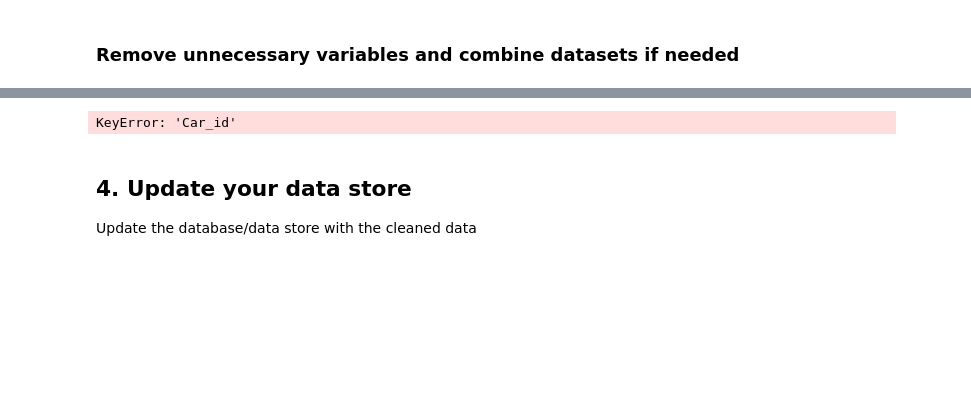
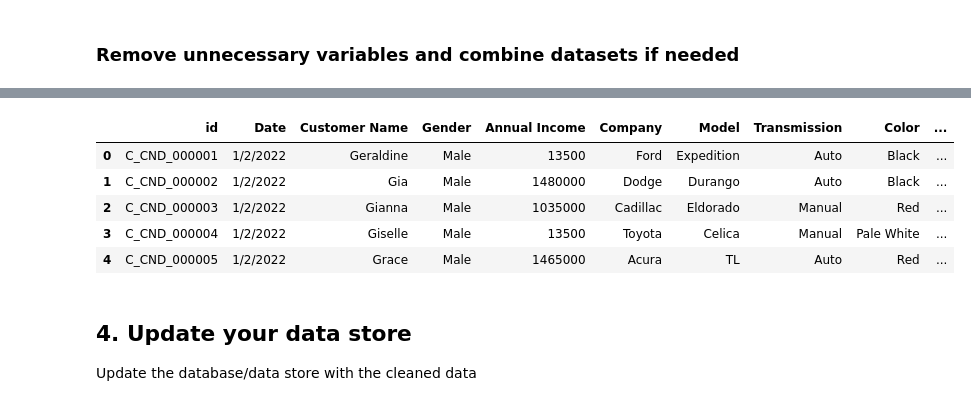
Before and after one commit to Giang-st1-00/data_science_final_exam, a Jupyter notebook: DA car_data (1).ipynb, the cells around one changed output, grey strips where cells are left out. Saved outputs shown, nothing was run; the diff lists cells and outputs as text; code cells hidden in the pictures; blank space fills up the shorter version.

```diff
--- a/DA car_data (1).ipynb
+++ b/DA car_data (1).ipynb
@@ -262,0 +240,2 @@ df1_copy.dropna()
+# %%
+df2_copy = df2_copy.rename(columns = {'Car_id': 'id'})
@@ -263,9 +258,20 @@ df1_copy.dropna()
+# %%
+# Tính giá trị trung bình của cột 'price'
+mean_price = df1_copy['price'].mean()
+
+# Điền giá trị trung bình vào các ô NaN trong cột 'price'
+df1_copy['price'] = df1_copy['price'].fillna(mean_price)
 # %%
 #Merge 2 dataset
-df_merge = pd.merge(df1, df2, on="Car_id", how="inner")
+df_merge = pd.merge(df1_copy, df2_copy, on="id", how="inner")
 df_merge.head(5)
 # %% [output]
-KeyError: 'Car_id'
+|  | id | Date | Customer Name | Gender | Annual Income | Company | Model | Transmission | Color | ... |
+| 0 | C_CND_000001 | 1/2/2022 | Geraldine | Male | 13500 | Ford | Expedition | Auto | Black | ... |
+| 1 | C_CND_000002 | 1/2/2022 | Gia | Male | 1480000 | Dodge | Durango | Auto | Black | ... |
+| 2 | C_CND_000003 | 1/2/2022 | Gianna | Male | 1035000 | Cadillac | Eldorado | Manual | Red | ... |
+| 3 | C_CND_000004 | 1/2/2022 | Giselle | Male | 13500 | Toyota | Celica | Manual | Pale White | ... |
+| 4 | C_CND_000005 | 1/2/2022 | Grace | Male | 1465000 | Acura | TL | Auto | Red | ... |
 # %% [markdown]
 ## 4. Update your data store
 Update the database/data store with the cleaned data
```
Also changed, not shown: parts of 8 cells of this notebook.
